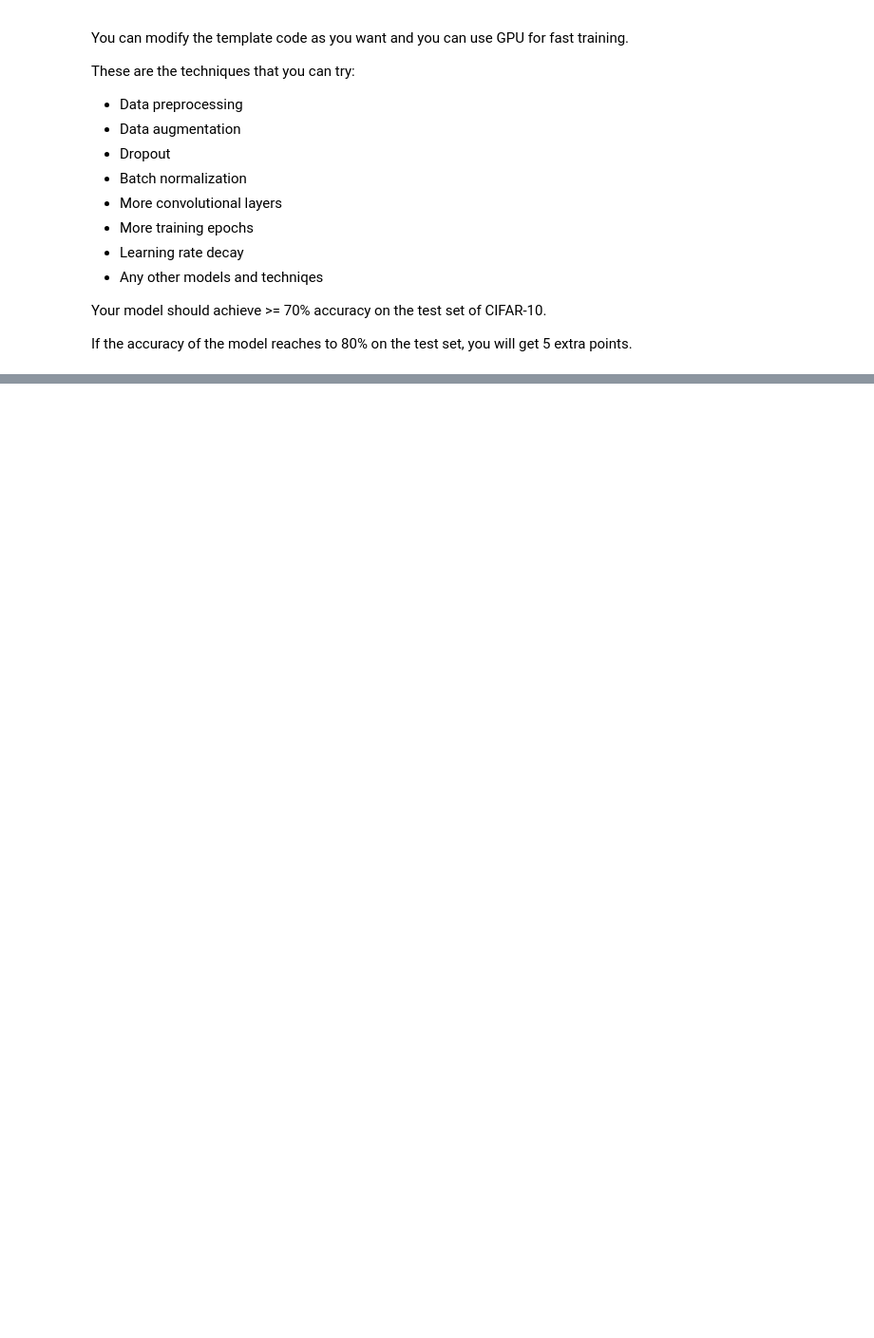
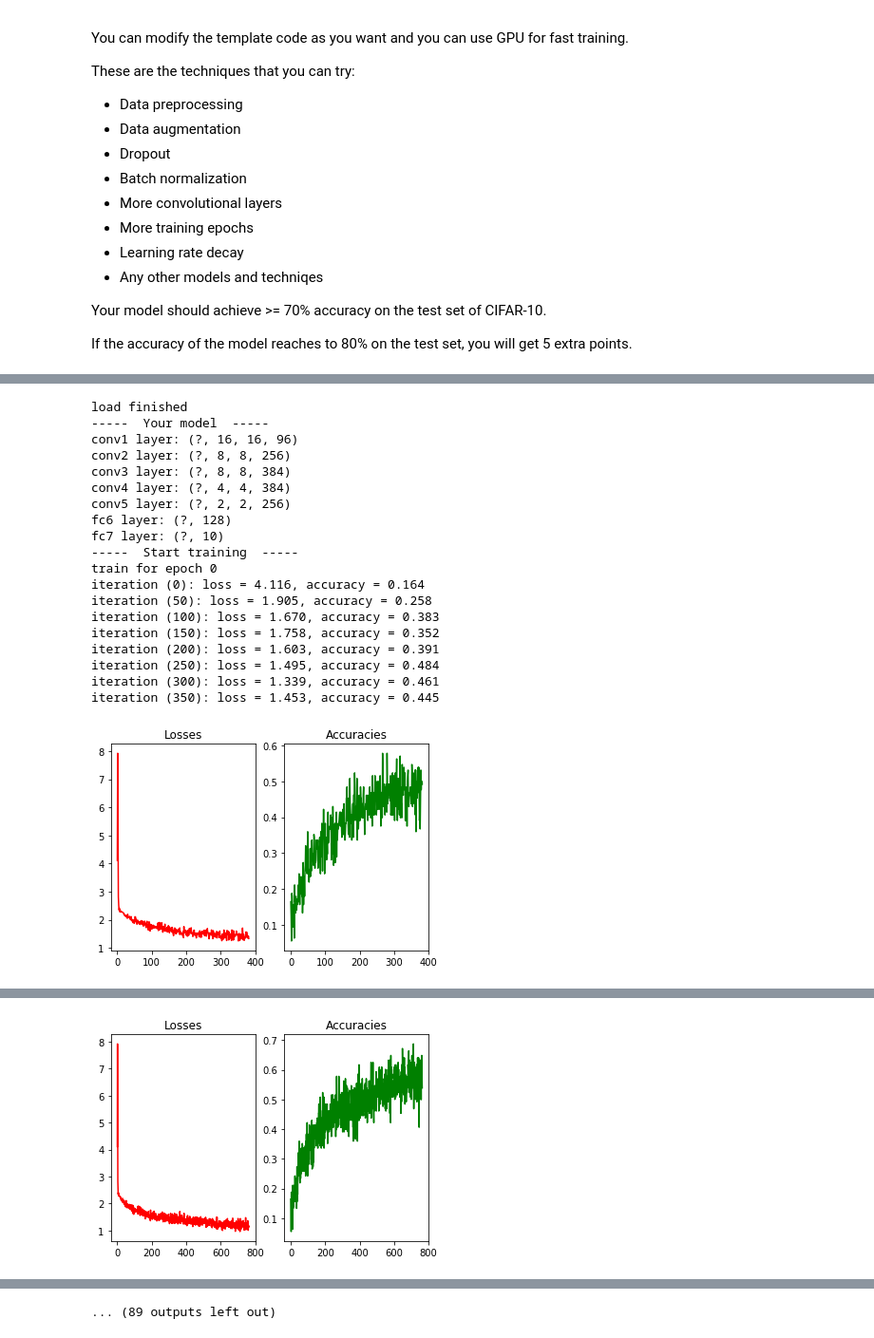
Before and after one commit to XingwenZhang/CSCI599DL, a Jupyter notebook: homework/homework1/assignment1-python3/Problem_2.ipynb, the cells around one changed output, grey strips where cells are left out. Shown: that part at 95% size. Cells and saved outputs as stored; diff of their text form; code cells hidden in the pictures; blank space fills up the shorter version.

```diff
--- a/homework/homework1/assignment1-python3/Problem_2.ipynb
+++ b/homework/homework1/assignment1-python3/Problem_2.ipynb
@@ -502,7 +502,7 @@ If the accuracy of the model reaches to 80% on the test set, you will get 5 extr
 class YourModel(BaseModel):
     def __init__(self):
         super(YourModel, self).__init__()
-        self.num_epoch = 10
+        self.num_epoch = 50
 
     def _model(self):
         print('-' * 5 + '  Your model  ' + '-' * 5)
@@ -771,36 +692,65 @@ from sklearn.preprocessing import StandardScaler
 # %%
 # Clear old computation graphs
 tf.reset_default_graph()
 
 sess = tf.Session()
 
 #############################################################################
 # TODO: Preprocessing                                                       #
 #############################################################################
-X_train_ = X_train.reshape(-1, 32*32*3)
-scaler = StandardScaler().fit(X_train_)
-X_train_ = scaler.transform(X_train_)
-X_train_ = X_train.reshape(-1,32,32,3)
-X_val_ = scaler.transform(X_val.reshape(-1,32*32*3))
-X_val_ = X_val_.reshape(-1,32,32,3)
-X_test_ = scaler.transform(X_test.reshape(-1,32*32*3))
-X_test_ = X_test_.reshape(-1, 32,32,3)
+# X_train_ = X_train.reshape(-1, 32*32*3)
+# scaler = StandardScaler().fit(X_train_)
+# X_train_ = scaler.transform(X_train_)
+# X_train_ = X_train.reshape(-1,32,32,3)
+# X_val_ = scaler.transform(X_val.reshape(-1,32*32*3))
+# X_val_ = X_val_.reshape(-1,32,32,3)
+# X_test_ = scaler.transform(X_test.reshape(-1,32*32*3))
+# X_test_ = X_test_.reshape(-1, 32,32,3)
 
-# X_train_ = X_train
-# X_val_= X_val
-# X_test_ = X_test
+# with open('data/processed/X_train_.pkl','rb') as f:
+#     X_train_ = pickle.load(f)
+# with open('data/processed/X_val_.pkl','rb') as f:
+#     X_val_ = pickle.load(f)
+# with open('data/processed/X_test_.pkl','rb') as f:
+#     X_test_ = pickle.load(f)
+
+print('load finished')
+X_train_ = X_train
+X_val_= X_val
+X_test_ = X_test
 #############################################################################
 #                             END OF YOUR CODE                              #
 #############################################################################
 
 model = YourModel()
 model.train(sess, X_train_, Y_train, X_val_, Y_val)
 accuracy = model.evaluate(sess, X_test_, Y_test)
 print('***** test accuracy: %.3f' % accuracy)
 
 # Save your model
 saver = tf.train.Saver()
 model_path = saver.save(sess, "lib/tf_models/problem2/csci-599_mine.ckpt")
 print("Model saved in %s" % model_path)
 
 sess.close()
+# %% [output]
+load finished
+-----  Your model  -----
+conv1 layer: (?, 16, 16, 96)
+conv2 layer: (?, 8, 8, 256)
+conv3 layer: (?, 8, 8, 384)
+conv4 layer: (?, 4, 4, 384)
+conv5 layer: (?, 2, 2, 256)
+fc6 layer: (?, 128)
+fc7 layer: (?, 10)
+-----  Start training  -----
+train for epoch 0
+iteration (0): loss = 4.116, accuracy = 0.164
+iteration (50): loss = 1.905, accuracy = 0.258
+iteration (100): loss = 1.670, accuracy = 0.383
+iteration (150): loss = 1.758, accuracy = 0.352
+iteration (200): loss = 1.603, accuracy = 0.391
+iteration (250): loss = 1.495, accuracy = 0.484
+iteration (300): loss = 1.339, accuracy = 0.461
+iteration (350): loss = 1.453, accuracy = 0.445
+[figure, added]
@@ -806,0 +768 @@ sess.close()
+[figure, added]
@@ -806,0 +815 @@ sess.close()
+... (89 outputs left out)
```
Also changed, not shown: parts of 6 cells of this notebook.
